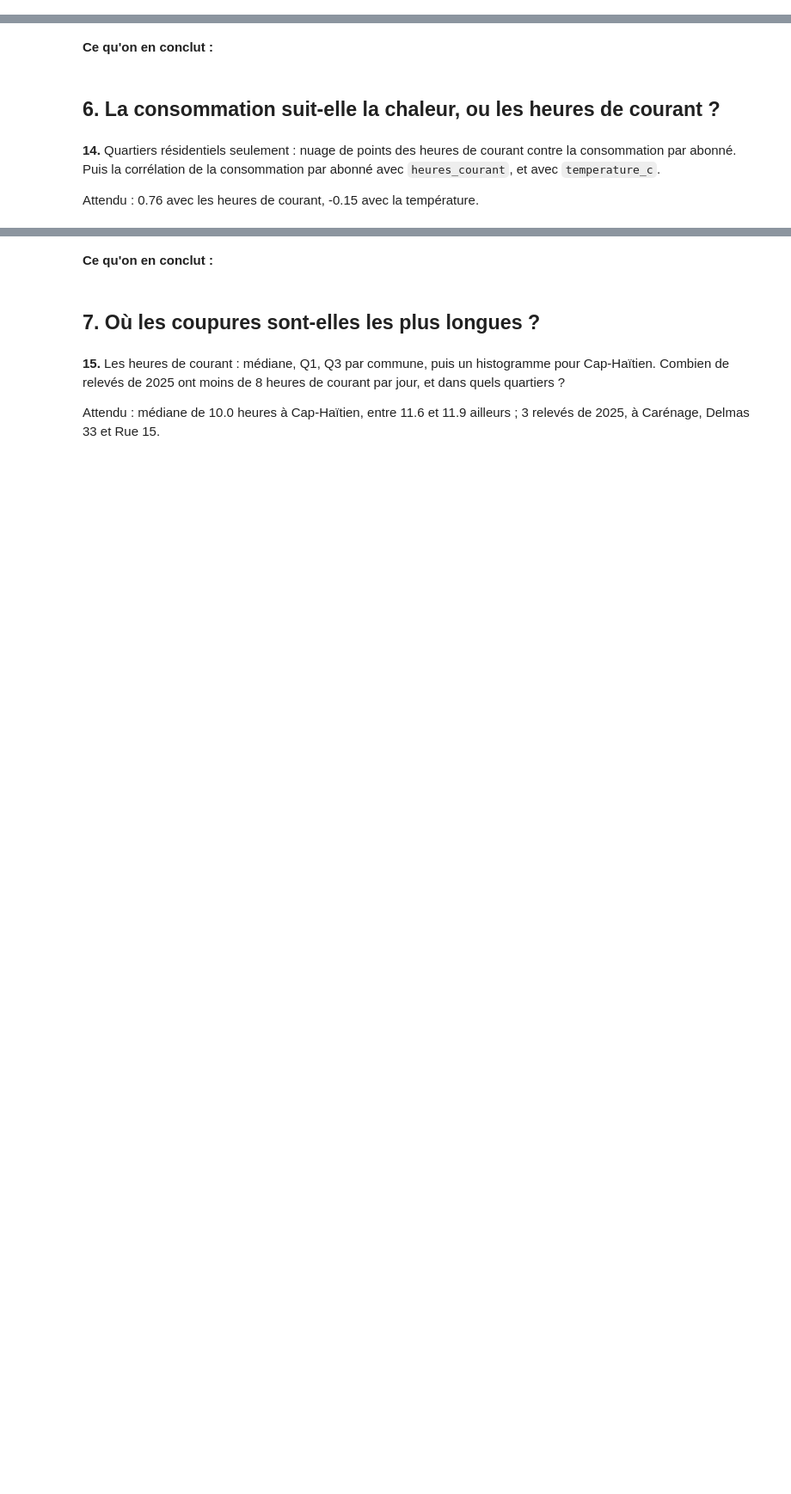
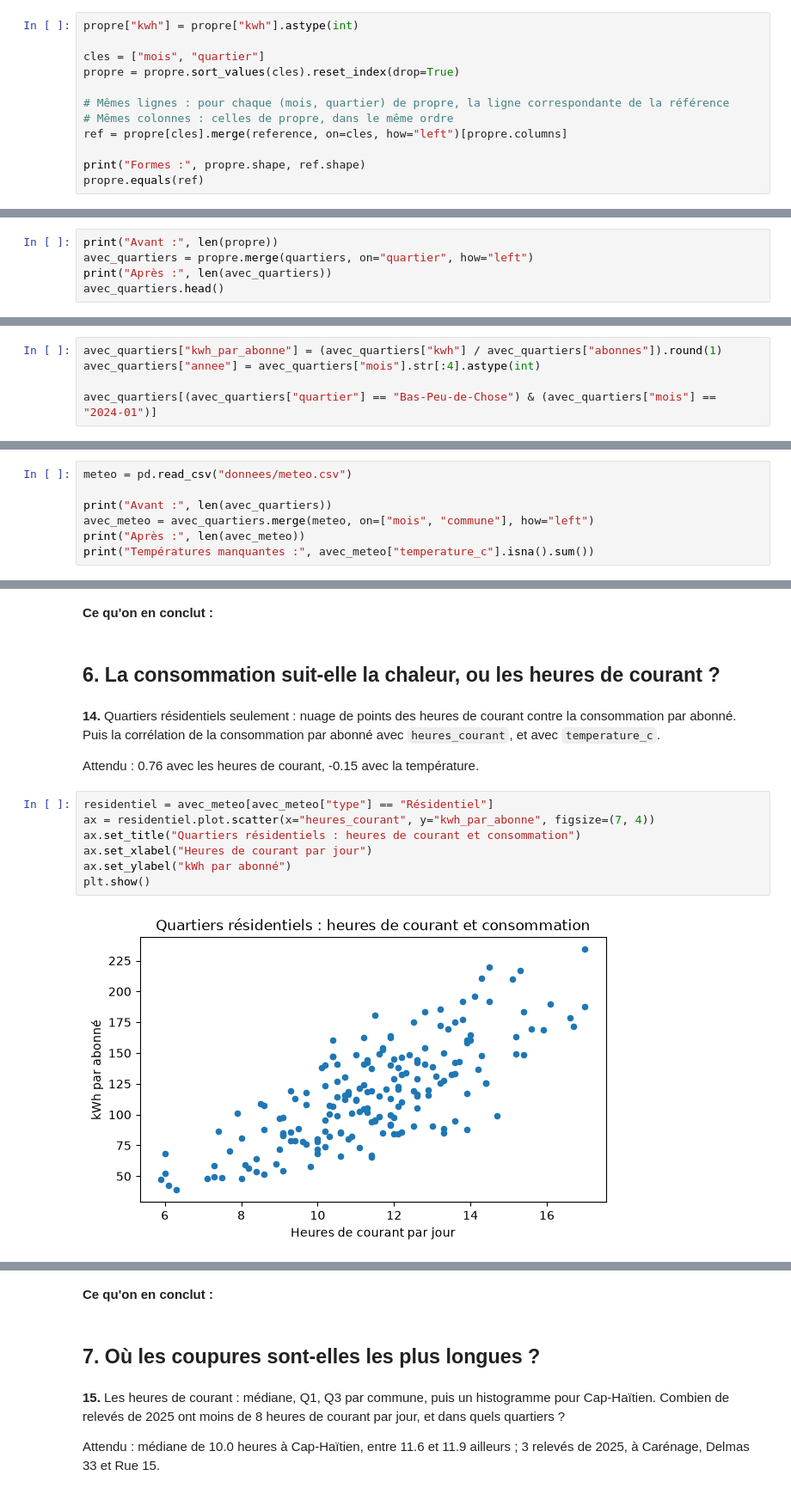
Before and after one commit to jmlgeorges/exercice-electricite, a Jupyter notebook: exploration.ipynb, the cells around one changed output, grey strips where cells are left out. Shown at 86% size. Drawn from its saved outputs; the diff is of its cells as text; blank space fills up the shorter version.

```diff
--- a/exploration.ipynb
+++ b/exploration.ipynb
@@ -58,0 +201,12 @@ Attendu : `True`.
+# %%
+propre["kwh"] = propre["kwh"].astype(int)
+
+cles = ["mois", "quartier"]
+propre = propre.sort_values(cles).reset_index(drop=True)
+
+# Mêmes lignes : pour chaque (mois, quartier) de propre, la ligne correspondante de la référence
+# Mêmes colonnes : celles de propre, dans le même ordre
+ref = propre[cles].merge(reference, on=cles, how="left")[propre.columns]
+
+print("Formes :", propre.shape, ref.shape)
+propre.equals(ref)
@@ -66,3 +223,8 @@ On ajoute les informations des autres tables, en comptant les lignes avant et ap
 **9.** Joignez `propre` et `quartiers`, puis ajoutez la colonne `kwh_par_abonne`, arrondie à 1 décimale, et la colonne `annee`.
 
 Attendu : 279 lignes avant et après ; Bas-Peu-de-Chose en 2024-01 : 85.8 kWh par abonné.
+# %%
+print("Avant :", len(propre))
+avec_quartiers = propre.merge(quartiers, on="quartier", how="left")
+print("Après :", len(avec_quartiers))
+avec_quartiers.head()
@@ -68,0 +240,5 @@ Attendu : 279 lignes avant et après ; Bas-Peu-de-Chose en 2024-01 : 85.8 kWh pa
+# %%
+avec_quartiers["kwh_par_abonne"] = (avec_quartiers["kwh"] / avec_quartiers["abonnes"]).round(1)
+avec_quartiers["annee"] = avec_quartiers["mois"].str[:4].astype(int)
+
+avec_quartiers[(avec_quartiers["quartier"] == "Bas-Peu-de-Chose") & (avec_quartiers["mois"] == "2024-01")]
@@ -70,3 +249,10 @@ Attendu : 279 lignes avant et après ; Bas-Peu-de-Chose en 2024-01 : 85.8 kWh pa
 **10.** Joignez la météo : la clé est double, `mois` **et** `commune`. Vérifiez le nombre de lignes et les températures manquantes.
 
 Attendu : 279 lignes avant et après, aucune température manquante.
+# %%
+meteo = pd.read_csv("donnees/meteo.csv")
+
+print("Avant :", len(avec_quartiers))
+avec_meteo = avec_quartiers.merge(meteo, on=["mois", "commune"], how="left")
+print("Après :", len(avec_meteo))
+print("Températures manquantes :", avec_meteo["temperature_c"].isna().sum())
@@ -96,3 +344,12 @@ Attendu : Cap-Haïtien en tête, de 4.59 à 5.62 millions de kWh (+22.4 %) ; Del
 **14.** Quartiers résidentiels seulement : nuage de points des heures de courant contre la consommation par abonné. Puis la corrélation de la consommation par abonné avec `heures_courant`, et avec `temperature_c`.
 
 Attendu : 0.76 avec les heures de courant, -0.15 avec la température.
+# %%
+residentiel = avec_meteo[avec_meteo["type"] == "Résidentiel"]
+ax = residentiel.plot.scatter(x="heures_courant", y="kwh_par_abonne", figsize=(7, 4))
+ax.set_title("Quartiers résidentiels : heures de courant et consommation")
+ax.set_xlabel("Heures de courant par jour")
+ax.set_ylabel("kWh par abonné")
+plt.show()
+# %% [output]
+[figure, added]
```
Also changed, not shown: parts of 24 cells of this notebook, 1 other file.
